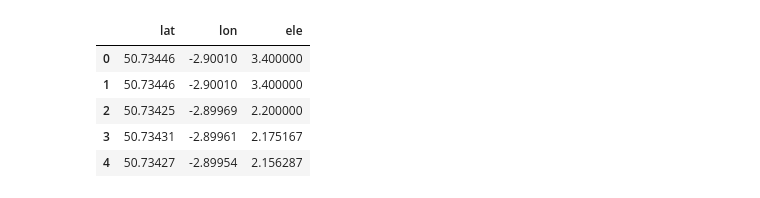
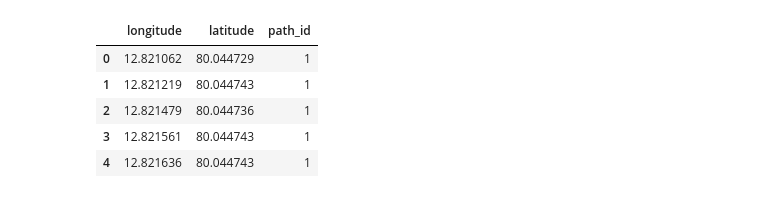
Before and after one commit to bryaanabraham/Wandering_Guardian, a Jupyter notebook: ML Implementation/ML_Navigation_Model.ipynb, the cells around one changed output. Saved outputs shown, nothing was run; the diff lists cells and outputs as text; code cells hidden in the pictures.

```diff
--- a/ML Implementation/ML_Navigation_Model.ipynb
+++ b/ML Implementation/ML_Navigation_Model.ipynb
@@ -15,20 +8,12 @@ import matplotlib.pyplot as plt
-# %%
-with open('./ONER_2023_FN.gpx') as fh:
-  gpx_file = gpxpy.parse(fh)
-
-segment = gpx_file.tracks[0].segments[0]
-coords = pd.DataFrame([
-    {'lat': p.latitude,
-     'lon': p.longitude,
-     'ele': p.elevation,
-     } for p in segment.points])
-coords.head()
-# %% [output]
-|  | lat | lon | ele |
-| 0 | 50.73446 | -2.90010 | 3.400000 |
-| 1 | 50.73446 | -2.90010 | 3.400000 |
-| 2 | 50.73425 | -2.89969 | 2.200000 |
-| 3 | 50.73431 | -2.89961 | 2.175167 |
-| 4 | 50.73427 | -2.89954 | 2.156287 |
+# %%
+coords = pd.read_csv("training_dataset.csv")
+coords.head()
+# %% [output]
+|  | longitude | latitude | path_id |
+| 0 | 12.821062 | 80.044729 | 1 |
+| 1 | 12.821219 | 80.044743 | 1 |
+| 2 | 12.821479 | 80.044736 | 1 |
+| 3 | 12.821561 | 80.044743 | 1 |
+| 4 | 12.821636 | 80.044743 | 1 |
 # %%
 # Deviation parameters
```
Also changed, not shown: parts of 7 cells of this notebook.
